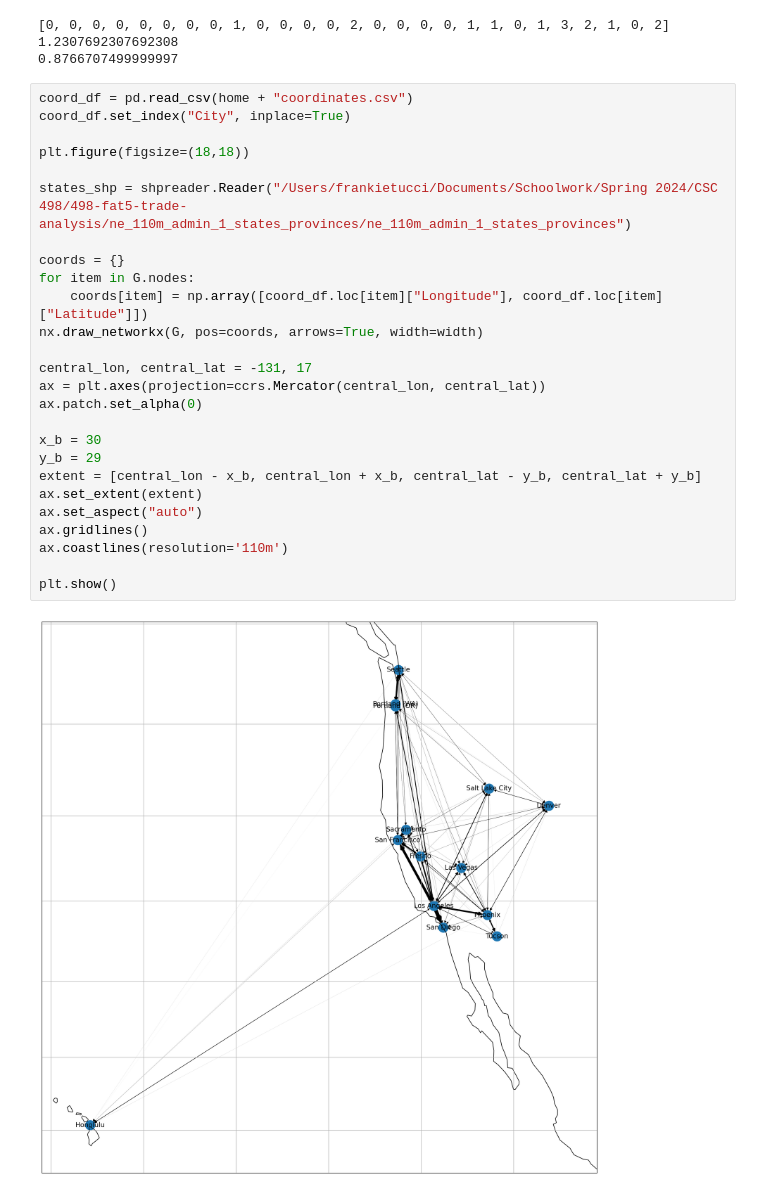
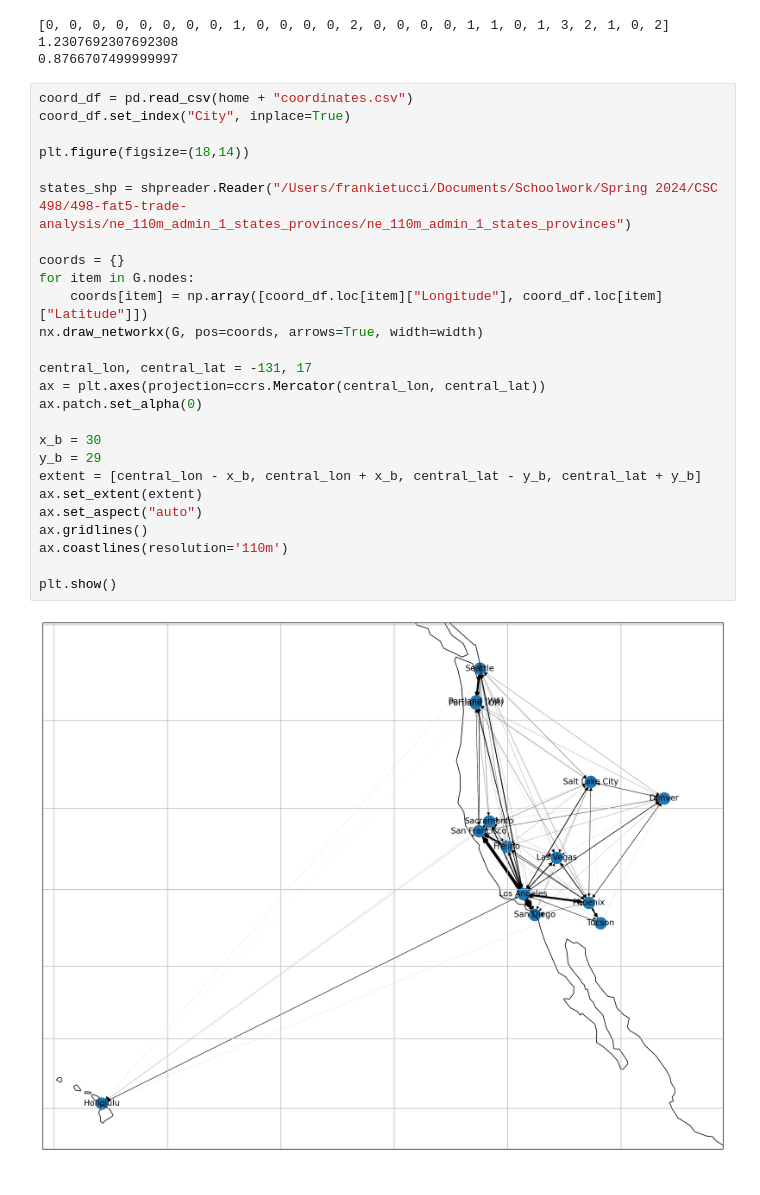
Before and after one commit to franktucci/498-fat5-trade-analysis, a Jupyter notebook: main.ipynb, the cells around one changed output. Drawn from its saved outputs; the diff is of its cells as text.

```diff
--- a/main.ipynb
+++ b/main.ipynb
@@ -193,28 +193,28 @@ print(nx.average_clustering(G))
 # %%
 coord_df = pd.read_csv(home + "coordinates.csv")
 coord_df.set_index("City", inplace=True)
 
-plt.figure(figsize=(18,18))
+plt.figure(figsize=(18,14))
 
 states_shp = shpreader.Reader("/Users/frankietucci/Documents/Schoolwork/Spring 2024/CSC 498/498-fat5-trade-analysis/ne_110m_admin_1_states_provinces/ne_110m_admin_1_states_provinces")
 
 coords = {}
 for item in G.nodes:
     coords[item] = np.array([coord_df.loc[item]["Longitude"], coord_df.loc[item]["Latitude"]])
 nx.draw_networkx(G, pos=coords, arrows=True, width=width)
 
 central_lon, central_lat = -131, 17
 ax = plt.axes(projection=ccrs.Mercator(central_lon, central_lat))
 ax.patch.set_alpha(0)
 
 x_b = 30
 y_b = 29
 extent = [central_lon - x_b, central_lon + x_b, central_lat - y_b, central_lat + y_b]
 ax.set_extent(extent)
 ax.set_aspect("auto")
 ax.gridlines()
 ax.coastlines(resolution='110m')
 
 plt.show()
 # %% [output]
-[figure, old version]
+[figure, new version]
```
